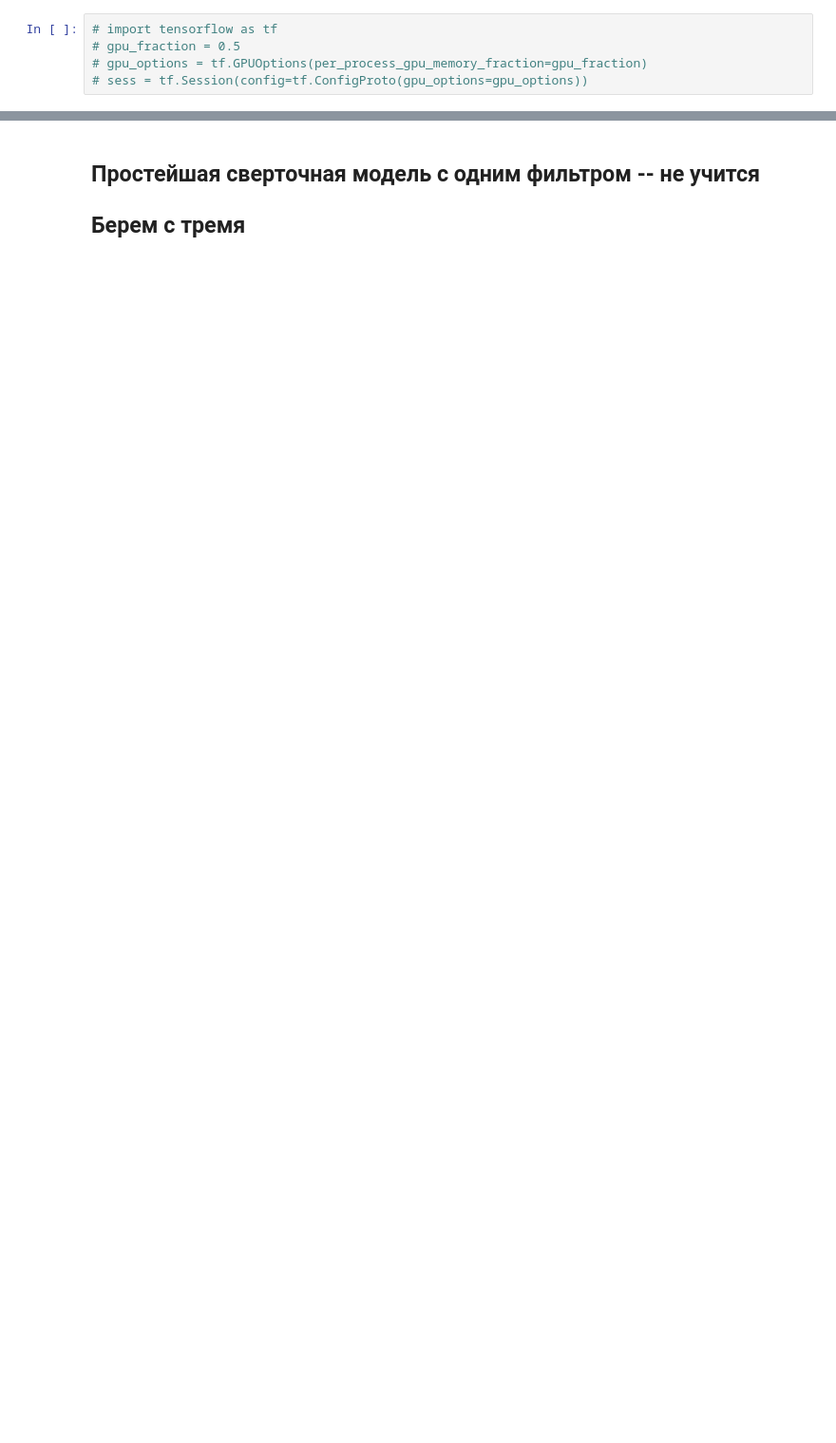
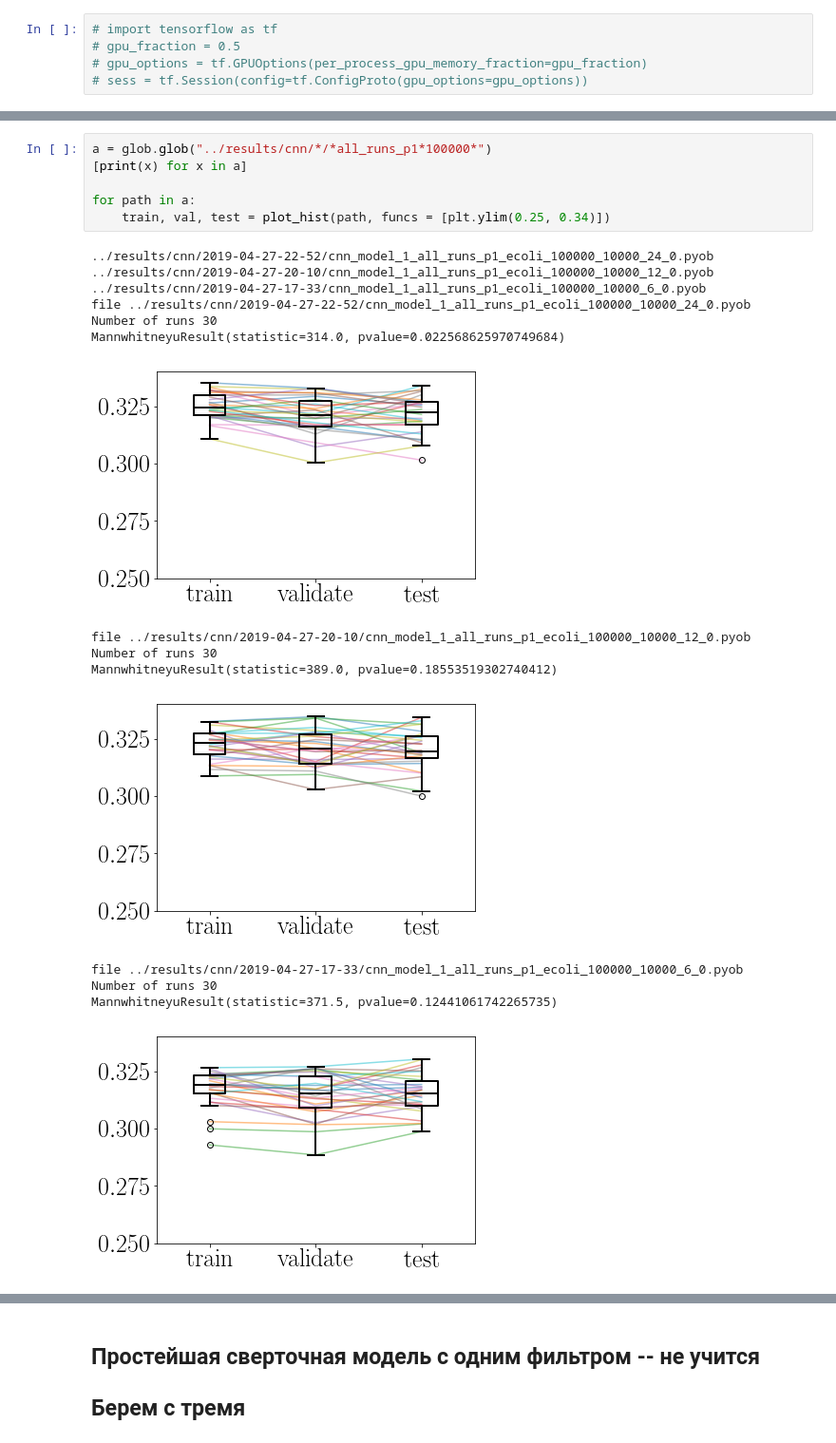
Before and after one commit to litvinanna/neuro_tools, a Jupyter notebook: CNN.ipynb, the cells around one changed output, grey strips where cells are left out. Shown: that part at 95% size. Cells and saved outputs as stored; diff of their text form; blank space fills up the shorter version.

```diff
--- a/CNN.ipynb
+++ b/CNN.ipynb
@@ -13,0 +31,22 @@ data = generate_data("../results/ecoli_10000_1000", 10, 0)[0]
+# %%
+a = glob.glob("../results/cnn/*/*all_runs_p1*100000*")
+[print(x) for x in a]
+
+for path in a:
+    train, val, test = plot_hist(path, funcs = [plt.ylim(0.25, 0.34)])
+# %% [output]
+../results/cnn/2019-04-27-22-52/cnn_model_1_all_runs_p1_ecoli_100000_10000_24_0.pyob
+../results/cnn/2019-04-27-20-10/cnn_model_1_all_runs_p1_ecoli_100000_10000_12_0.pyob
+../results/cnn/2019-04-27-17-33/cnn_model_1_all_runs_p1_ecoli_100000_10000_6_0.pyob
+file ../results/cnn/2019-04-27-22-52/cnn_model_1_all_runs_p1_ecoli_100000_10000_24_0.pyob
+Number of runs 30
+MannwhitneyuResult(statistic=314.0, pvalue=0.022568625970749684)
+[figure, added]
+file ../results/cnn/2019-04-27-20-10/cnn_model_1_all_runs_p1_ecoli_100000_10000_12_0.pyob
+Number of runs 30
+MannwhitneyuResult(statistic=389.0, pvalue=0.18553519302740412)
+[figure, added]
+file ../results/cnn/2019-04-27-17-33/cnn_model_1_all_runs_p1_ecoli_100000_10000_6_0.pyob
+Number of runs 30
+MannwhitneyuResult(statistic=371.5, pvalue=0.12441061742265735)
+[figure, added]
```
Also changed, not shown: parts of 12 cells of this notebook, 9 other files.
